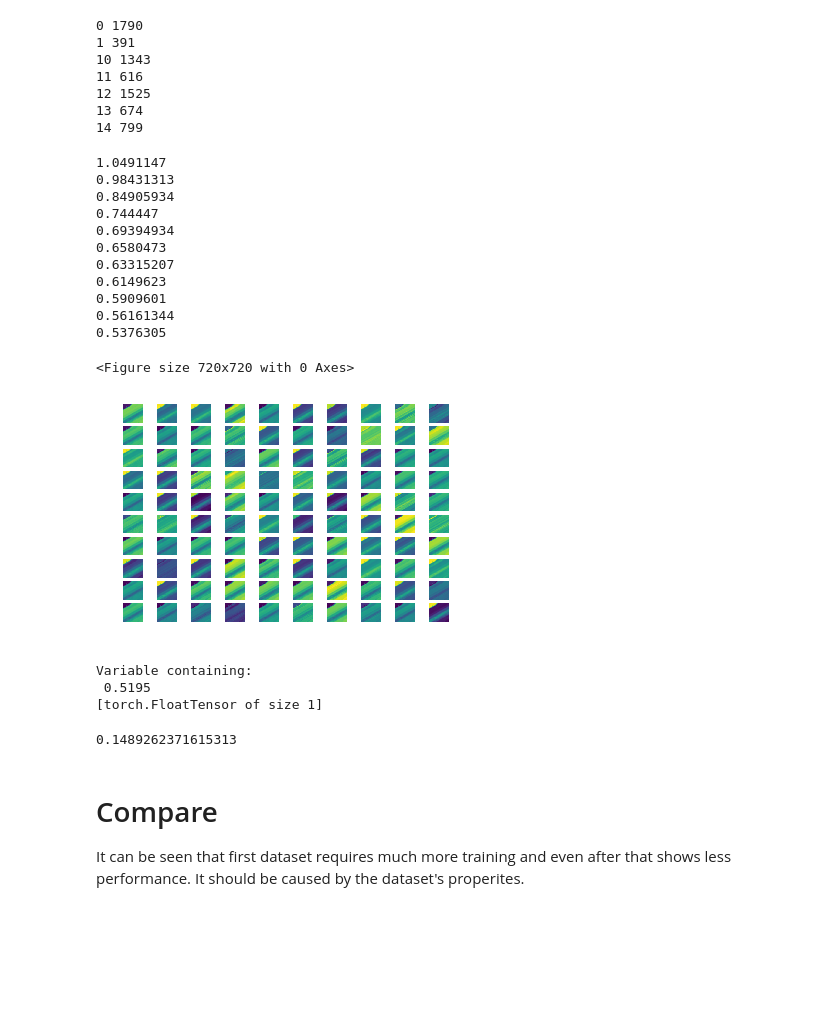
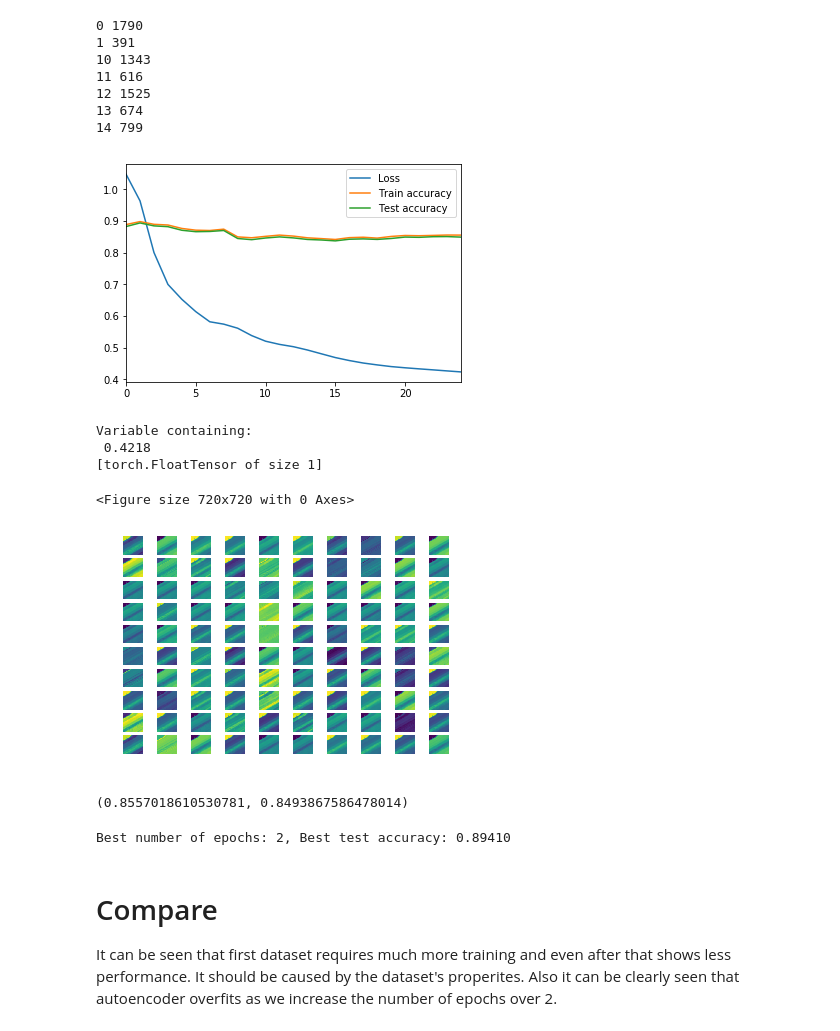
Before and after one commit to adilyas/internship_mllab, a Jupyter notebook: test_proj/autoencoder_to_dim_reduce.ipynb, the cells around one changed output. Saved outputs shown, nothing was run; the diff lists cells and outputs as text; code cells hidden in the pictures; blank space fills up the shorter version.

```diff
--- a/test_proj/autoencoder_to_dim_reduce.ipynb
+++ b/test_proj/autoencoder_to_dim_reduce.ipynb
@@ -259,31 +273,27 @@ img = Variable(torch.FloatTensor(X.copy()))
 14 799
 # %%
 model, img = init_autoencoder(X, in_channels=204)
-reconstruction_error = train_autoencoder(model, img, epochs=11)
+reconstruction_error, losses_salinas, performance_train_salinas, performance_test_salinas = train_autoencoder(model, img, y, epochs=25)
 activations = get_and_plot_act_map(model[0], img)
 print(reconstruction_error)
 # %% [output]
+[figure, new version]
-1.0491147
-0.98431313
-0.84905934
-0.744447
-0.69394934
-0.6580473
-0.63315207
-0.6149623
-0.5909601
-0.56161344
-0.5376305
+Variable containing:
+ 0.4218
+[torch.FloatTensor of size 1]
 <Figure size 720x720 with 0 Axes>
-[figure, old version]
-Variable containing:
- 0.5195
-[torch.FloatTensor of size 1]
+[figure, added]
 # %%
-error = get_classification_error(model[0], img, y)
+error = get_classification_performance(model[0], img, y)
 print(error)
 # %% [output]
-0.1489262371615313
+(0.8557018610530781, 0.8493867586478014)
+# %%
+print("Best number of epochs: %d, Best test accuracy: %.5f" % (np.argmax(performance_test_salinas) + 1,
+                                                               np.amax(performance_test_salinas)))
+# %% [output]
+Best number of epochs: 2, Best test accuracy: 0.89410
 # %% [markdown]
 # Compare
 It can be seen that first dataset requires much more training and even after that shows less performance. It should be caused by the dataset's properites.
+Also it can be clearly seen that autoencoder overfits as we increase the number of epochs over 2.
```
Also changed, not shown: parts of 7 cells of this notebook.
